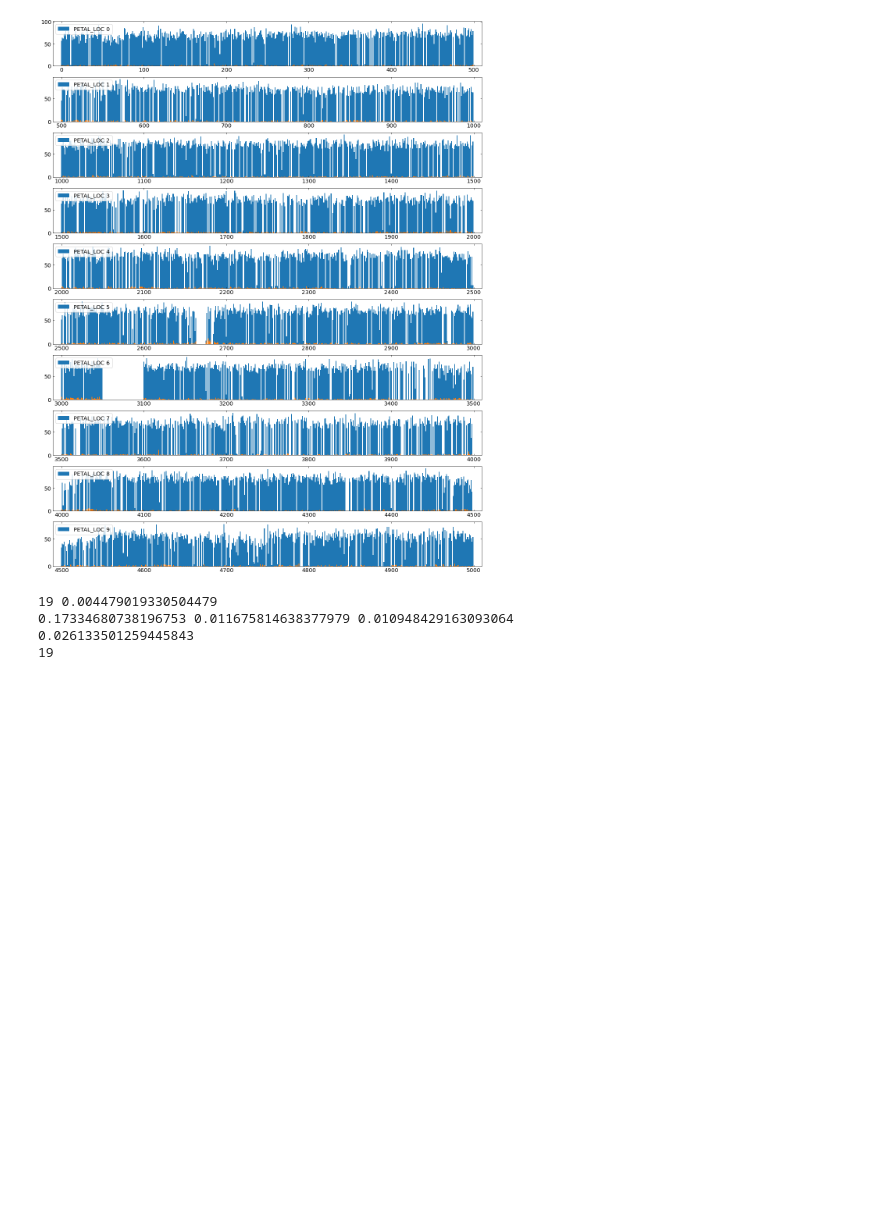
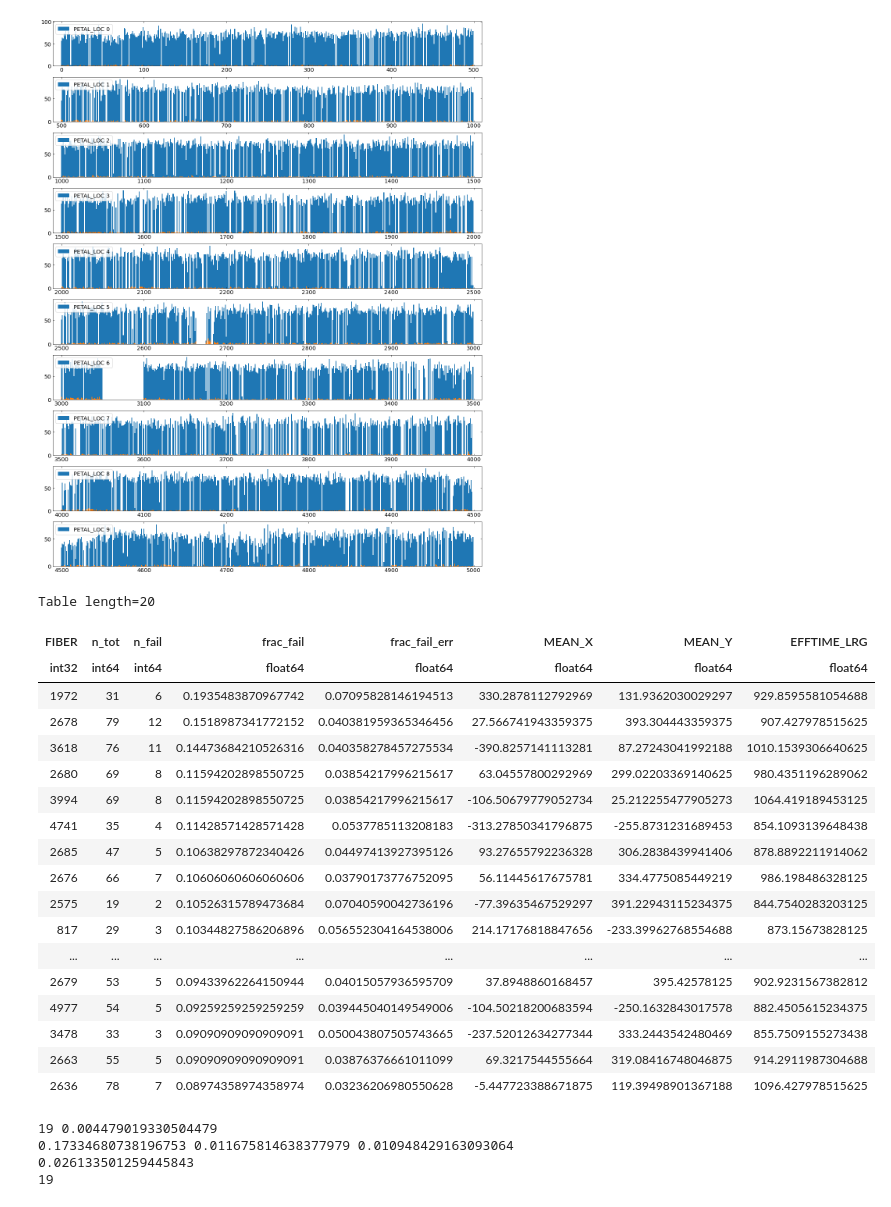
Before and after one commit to rongpu/desi-targets, a Jupyter notebook: lrg_paper/redshift_failure_rate_fiber-to-fiber_variation.ipynb, the cells around one changed output. Drawn from its saved outputs; the diff is of its cells as text; code cells hidden in the pictures; blank space fills up the shorter version.

```diff
--- a/lrg_paper/redshift_failure_rate_fiber-to-fiber_variation.ipynb
+++ b/lrg_paper/redshift_failure_rate_fiber-to-fiber_variation.ipynb
@@ -268,6 +268,31 @@ plt.tight_layout()
 plt.show()
 # %% [output]
 [figure]
+# %%
+tmp = fiberstats.copy()
+tmp.sort('frac_fail', reverse=True)
+mask = tmp['n_tot']>10
+tmp[mask][:20]
+# %% [output]
+Table length=20
+| FIBER | n_tot | n_fail | frac_fail | frac_fail_err | MEAN_X | MEAN_Y | EFFTIME_LRG |
+| int32 | int64 | int64 | float64 | float64 | float64 | float64 | float64 |
+| 1972 | 31 | 6 | 0.1935483870967742 | 0.07095828146194513 | 330.2878112792969 | 131.9362030029297 | 929.8595581054688 |
+| 2678 | 79 | 12 | 0.1518987341772152 | 0.040381959365346456 | 27.566741943359375 | 393.304443359375 | 907.427978515625 |
+| 3618 | 76 | 11 | 0.14473684210526316 | 0.040358278457275534 | -390.8257141113281 | 87.27243041992188 | 1010.1539306640625 |
+| 2680 | 69 | 8 | 0.11594202898550725 | 0.03854217996215617 | 63.04557800292969 | 299.02203369140625 | 980.4351196289062 |
+| 3994 | 69 | 8 | 0.11594202898550725 | 0.03854217996215617 | -106.50679779052734 | 25.212255477905273 | 1064.419189453125 |
+| 4741 | 35 | 4 | 0.11428571428571428 | 0.0537785113208183 | -313.27850341796875 | -255.8731231689453 | 854.1093139648438 |
+| 2685 | 47 | 5 | 0.10638297872340426 | 0.04497413927395126 | 93.27655792236328 | 306.2838439941406 | 878.8892211914062 |
+| 2676 | 66 | 7 | 0.10606060606060606 | 0.03790173776752095 | 56.11445617675781 | 334.4775085449219 | 986.198486328125 |
+| 2575 | 19 | 2 | 0.10526315789473684 | 0.07040590042736196 | -77.39635467529297 | 391.22943115234375 | 844.7540283203125 |
+| 817 | 29 | 3 | 0.10344827586206896 | 0.056552304164538006 | 214.17176818847656 | -233.39962768554688 | 873.15673828125 |
+| ... | ... | ... | ... | ... | ... | ... | ... |
+| 2679 | 53 | 5 | 0.09433962264150944 | 0.04015057936595709 | 37.8948860168457 | 395.42578125 | 902.9231567382812 |
+| 4977 | 54 | 5 | 0.09259259259259259 | 0.039445040149549006 | -104.50218200683594 | -250.1632843017578 | 882.4505615234375 |
+| 3478 | 33 | 3 | 0.09090909090909091 | 0.050043807505743665 | -237.52012634277344 | 333.2443542480469 | 855.7509155273438 |
+| 2663 | 55 | 5 | 0.09090909090909091 | 0.03876376661011099 | 69.3217544555664 | 319.08416748046875 | 914.2911987304688 |
+| 2636 | 78 | 7 | 0.08974358974358974 | 0.03236206980550628 | -5.447723388671875 | 119.39498901367188 | 1096.427978515625 |
 # %%
 frac_fail_threshold = 0.1
 
```
Also changed, not shown: 26 other files.
